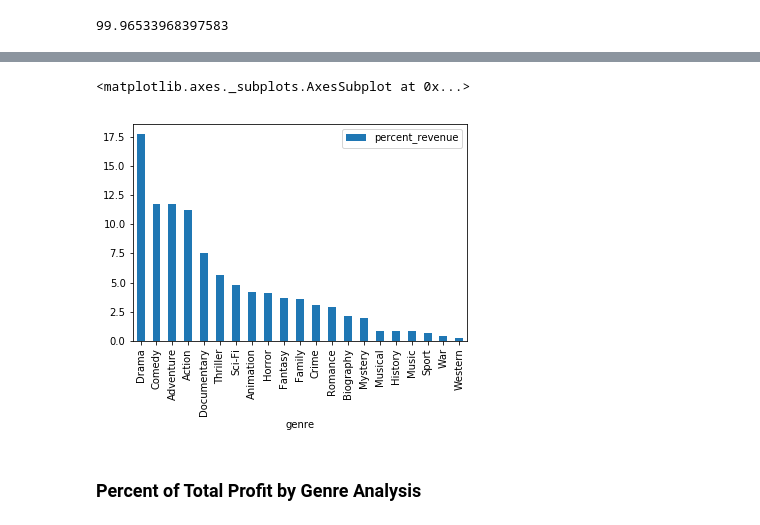
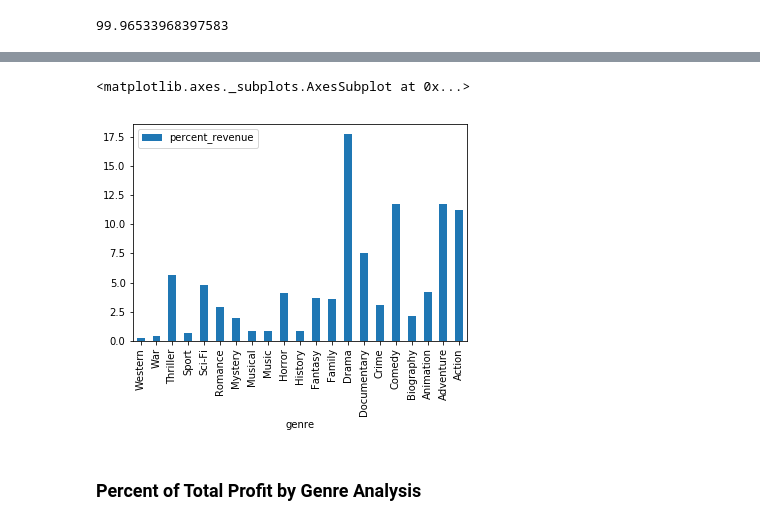
Before and after one commit to RumTumTum/mod_1_project, a Jupyter notebook: revenue_profit breakdown by genre.ipynb, the cells around one changed output, grey strips where cells are left out. Cells and saved outputs as stored; diff of their text form; code cells hidden in the pictures.

```diff
--- a/revenue_profit breakdown by genre.ipynb
+++ b/revenue_profit breakdown by genre.ipynb
@@ -52,8 +72,8 @@ percent_revenue_by_genre.percent_revenue.sum()
 # %%
-percent_revenue_by_genre.sort_values(by = 'percent_revenue', ascending = False).plot(kind = 'bar', x = 'genre')
+percent_revenue_by_genre.sort_values(by = 'genre', ascending = False).plot(kind = 'bar', x = 'genre')
 # %% [output]
 <matplotlib.axes._subplots.AxesSubplot at 0x...>
-[figure, old version]
+[figure, new version]
 # %% [markdown]
 ### Percent of Total Profit by Genre Analysis
 # %%
```
Also changed, not shown: parts of 1 cell of this notebook.
